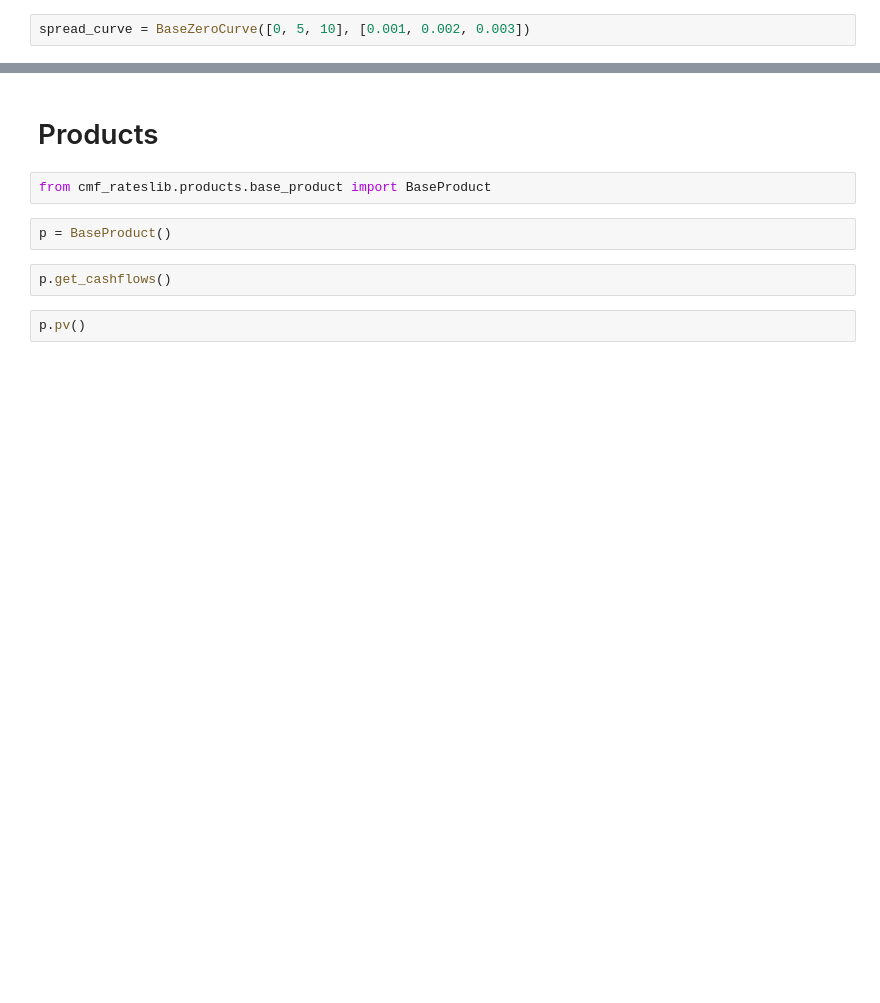
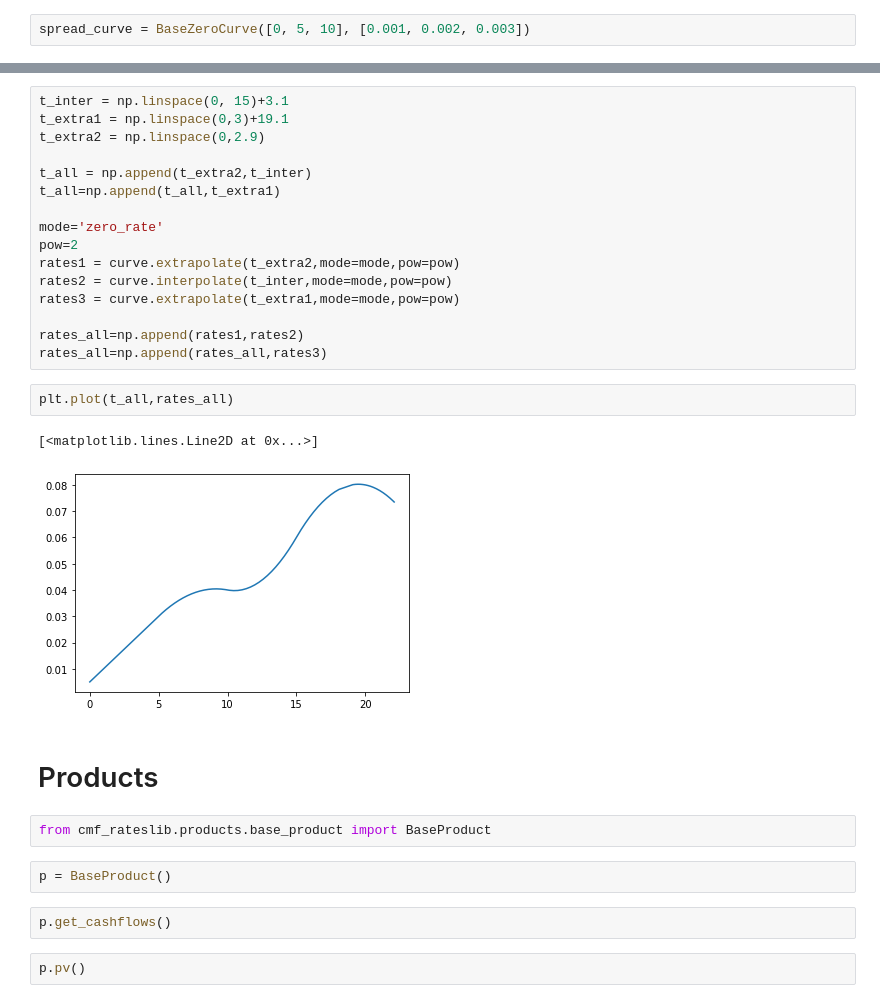
Before and after one commit to Center-for-Mathematical-Finance/cmf_rateslib, a Jupyter notebook: notebooks/Main.ipynb, the cells around one changed output, grey strips where cells are left out. Saved outputs shown, nothing was run; the diff lists cells and outputs as text; blank space fills up the shorter version.

```diff
--- a/notebooks/Main.ipynb
+++ b/notebooks/Main.ipynb
@@ -51,3 +79,24 @@ plot(t, curve.zero_rate(t), t, new_curve.zero_rate(t))
+# %%
+t_inter = np.linspace(0, 15)+3.1
+t_extra1 = np.linspace(0,3)+19.1
+t_extra2 = np.linspace(0,2.9)
+
+t_all = np.append(t_extra2,t_inter)
+t_all=np.append(t_all,t_extra1)
+
+mode='zero_rate'
+pow=2
+rates1 = curve.extrapolate(t_extra2,mode=mode,pow=pow)
+rates2 = curve.interpolate(t_inter,mode=mode,pow=pow)
+rates3 = curve.extrapolate(t_extra1,mode=mode,pow=pow)
+
+rates_all=np.append(rates1,rates2)
+rates_all=np.append(rates_all,rates3)
+# %%
+plt.plot(t_all,rates_all)
+# %% [output]
+[<matplotlib.lines.Line2D at 0x...>]
+[figure, added]
 # %% [markdown]
 # Products
 # %%
```
Also changed, not shown: parts of 19 cells of this notebook, 3 other files.
